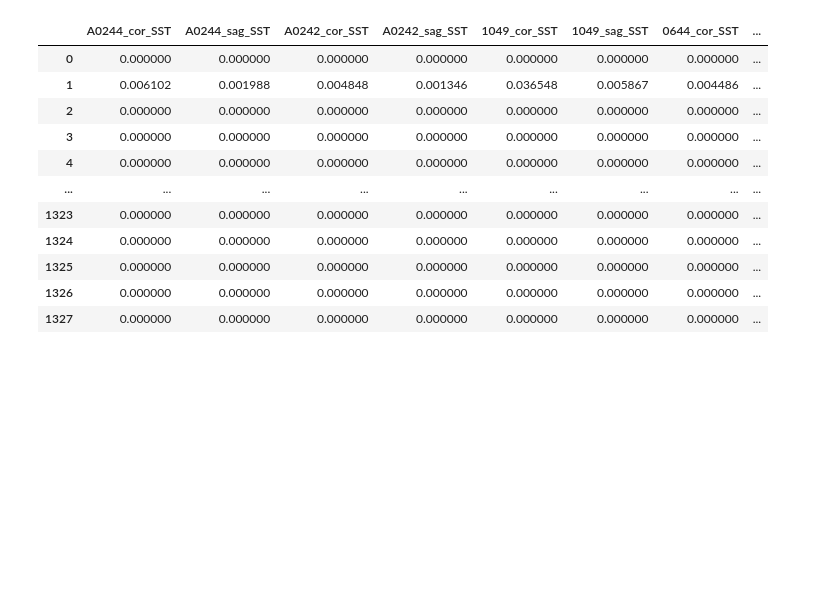
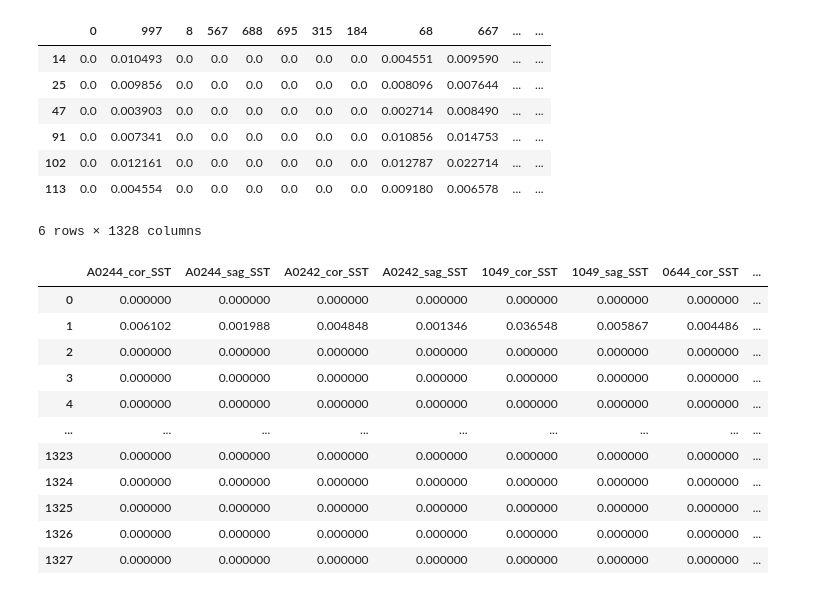
Before and after one commit to jhahncs/brain-slice-render, a Jupyter notebook: cfos/cfos_analysis.ipynb, the cells around one changed output. Saved outputs shown, nothing was run; the diff lists cells and outputs as text; code cells hidden in the pictures; blank space fills up the shorter version.

```diff
--- a/cfos/cfos_analysis.ipynb
+++ b/cfos/cfos_analysis.ipynb
@@ -130,0 +115,6 @@ color_2_updown
+# %%
+_color = "SST"
+_df_total_veh = cfos.df_mean_cor_sag.query(f'color=="{_color}" and veh_exp == 0 ').drop(['veh_exp','color','sample_id'],axis=1).copy()
+_df_total_exp = cfos.df_mean_cor_sag.query(f'color=="{_color}" and veh_exp == 1 ').drop(['veh_exp','color','sample_id'],axis=1).copy()
+_df_total_exp_veh = pd.concat([_df_total_exp.mean(axis=0), _df_total_veh.mean(axis=0)], axis=1)
+_df_total_exp_veh.index
@@ -130,0 +127,3 @@ color_2_updown
+# %%
+_df_total_veh
+# %% [output]
@@ -131,3 +131,11 @@ color_2_updown
+|  | 0 | 997 | 8 | 567 | 688 | 695 | 315 | 184 | 68 | 667 | ... | ... |
+| 14 | 0.0 | 0.010493 | 0.0 | 0.0 | 0.0 | 0.0 | 0.0 | 0.0 | 0.004551 | 0.009590 | ... | ... |
+| 25 | 0.0 | 0.009856 | 0.0 | 0.0 | 0.0 | 0.0 | 0.0 | 0.0 | 0.008096 | 0.007644 | ... | ... |
+| 47 | 0.0 | 0.003903 | 0.0 | 0.0 | 0.0 | 0.0 | 0.0 | 0.0 | 0.002714 | 0.008490 | ... | ... |
+| 91 | 0.0 | 0.007341 | 0.0 | 0.0 | 0.0 | 0.0 | 0.0 | 0.0 | 0.010856 | 0.014753 | ... | ... |
+| 102 | 0.0 | 0.012161 | 0.0 | 0.0 | 0.0 | 0.0 | 0.0 | 0.0 | 0.012787 | 0.022714 | ... | ... |
+| 113 | 0.0 | 0.004554 | 0.0 | 0.0 | 0.0 | 0.0 | 0.0 | 0.0 | 0.009180 | 0.006578 | ... | ... |
+6 rows × 1328 columns
 # %%
 pd.concat([cfos.df_exp.drop(['TG number','Region ID','Region name'] ,axis=1),cfos.df_veh.drop(['TG number','Region name'] ,axis=1)], axis=1)
 # %% [output]
```
Also changed, not shown: parts of 4 cells of this notebook, 1 other file.
